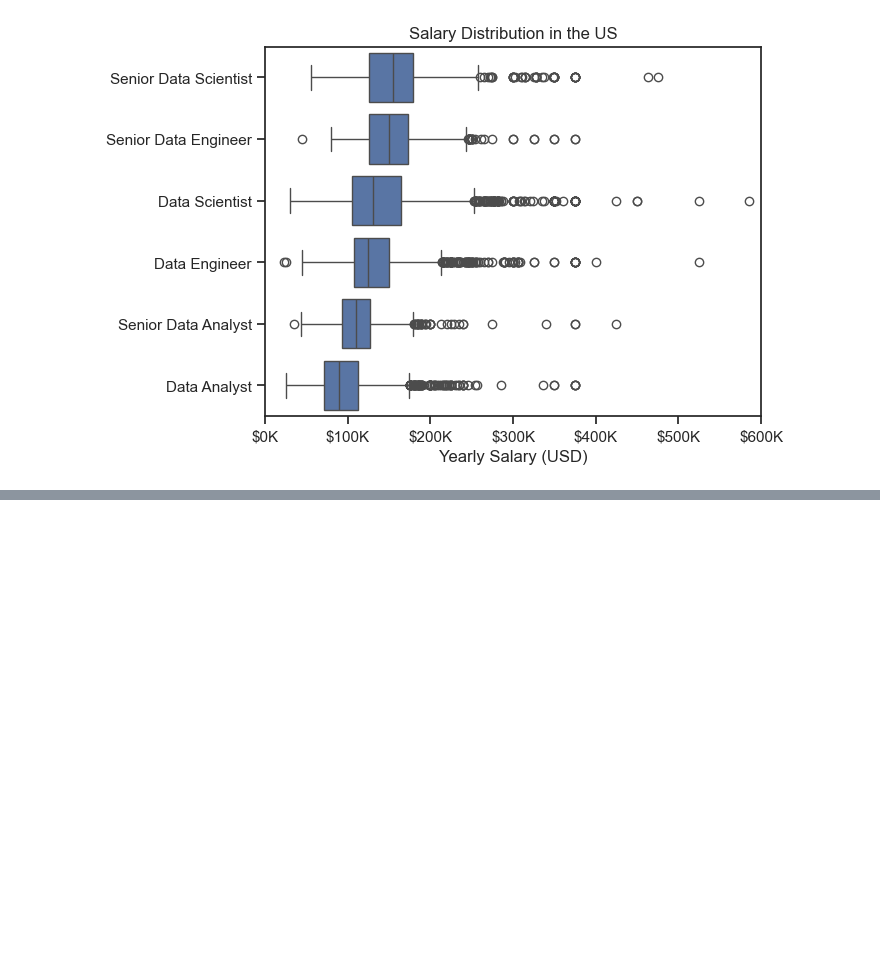
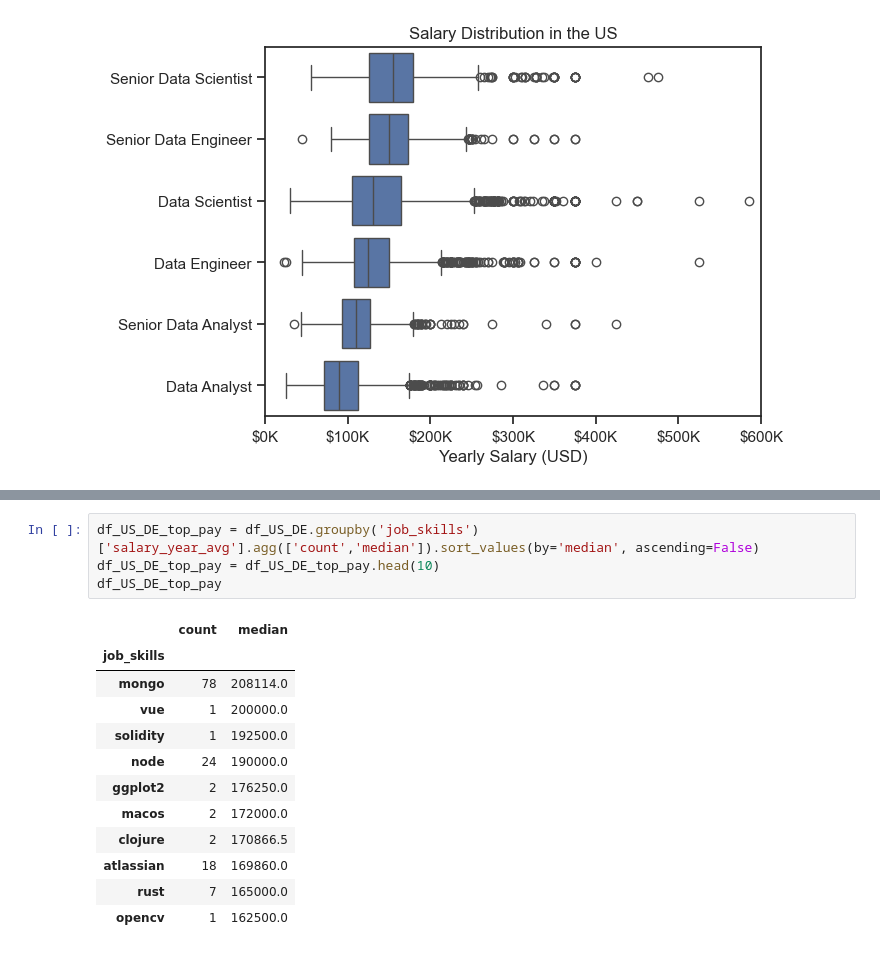
Before and after one commit to shaka2109/Python-Data-Course, a Jupyter notebook: 3_project/4.Salary_analysis.ipynb, the cells around one changed output, grey strips where cells are left out. Cells and saved outputs as stored; diff of their text form; blank space fills up the shorter version.

```diff
--- a/3_project/4.Salary_analysis.ipynb
+++ b/3_project/4.Salary_analysis.ipynb
@@ -44,0 +60,17 @@ ax.xaxis.set_major_formatter(plt.FuncFormatter(lambda x, pos: f'${int(x/1000)}K'
+# %%
+df_US_DE_top_pay = df_US_DE.groupby('job_skills')['salary_year_avg'].agg(['count','median']).sort_values(by='median', ascending=False)
+df_US_DE_top_pay = df_US_DE_top_pay.head(10)
+df_US_DE_top_pay
+# %% [output]
+|  | count | median |
+| job_skills |  |  |
+| mongo | 78 | 208114.0 |
+| vue | 1 | 200000.0 |
+| solidity | 1 | 192500.0 |
+| node | 24 | 190000.0 |
+| ggplot2 | 2 | 176250.0 |
+| macos | 2 | 172000.0 |
+| clojure | 2 | 170866.5 |
+| atlassian | 18 | 169860.0 |
+| rust | 7 | 165000.0 |
+| opencv | 1 | 162500.0 |
```
Also changed, not shown: parts of 5 cells of this notebook, 2 other files.
